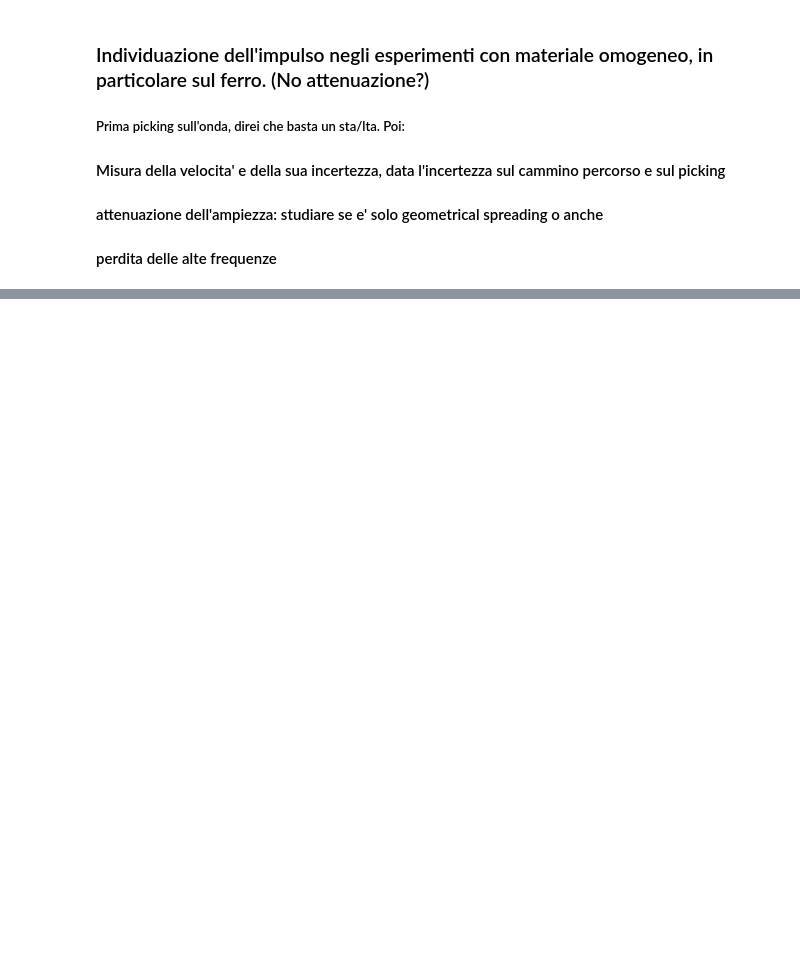
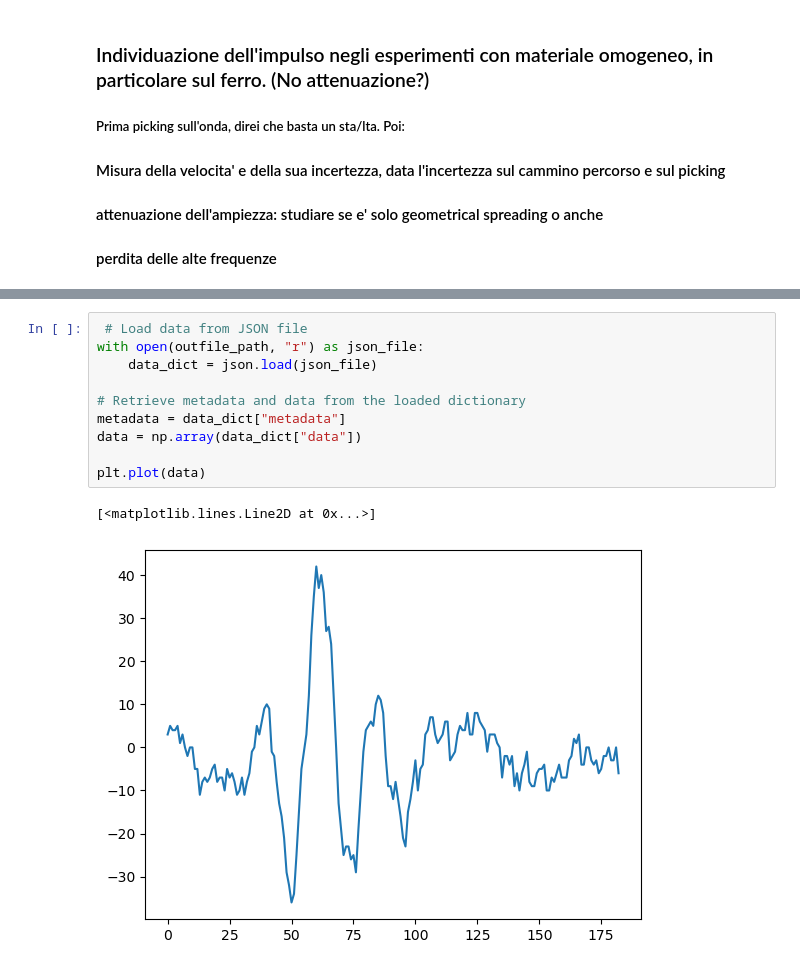
Before and after one commit to Bic10/lab_UW, a Jupyter notebook: Studio_impulso.ipynb, the cells around one changed output, grey strips where cells are left out. Cells and saved outputs as stored; diff of their text form; blank space fills up the shorter version.

```diff
--- a/Studio_impulso.ipynb
+++ b/Studio_impulso.ipynb
@@ -235,3 +296,16 @@ PROCESSING UW DATA IN /home/michele/Desktop/Dottorato/active_source_implementati
+# %%
+ # Load data from JSON file
+with open(outfile_path, "r") as json_file:
+    data_dict = json.load(json_file)
+
+# Retrieve metadata and data from the loaded dictionary
+metadata = data_dict["metadata"]
+data = np.array(data_dict["data"])
+
+plt.plot(data)
+# %% [output]
+[<matplotlib.lines.Line2D at 0x...>]
+[figure, added]
 # %%
 # Example usage of Correlation to look for a pulse in a waveform.
 # Generate a synthetic signal and check the right sta_window and lta_window to maximize the ratio
```
Also changed, not shown: parts of 11 cells of this notebook, 3 other files.
